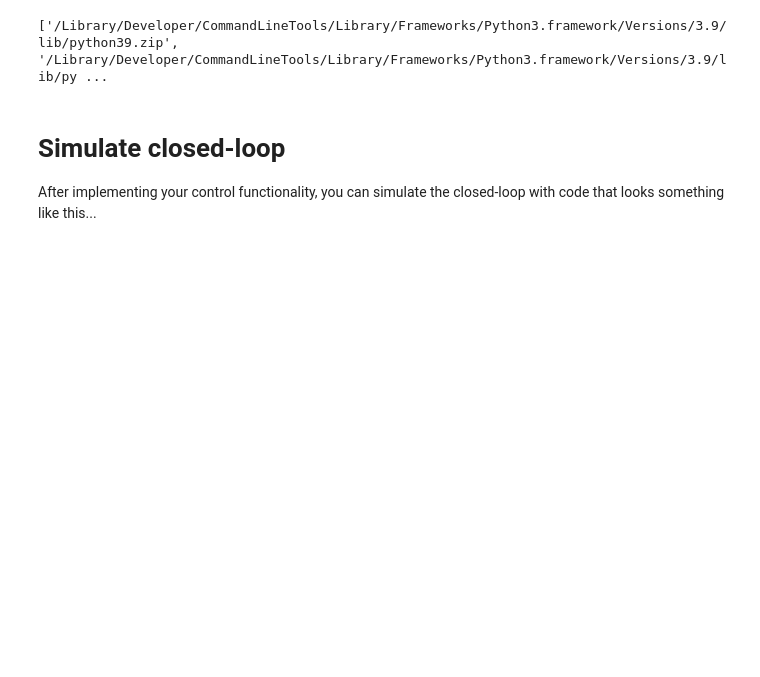
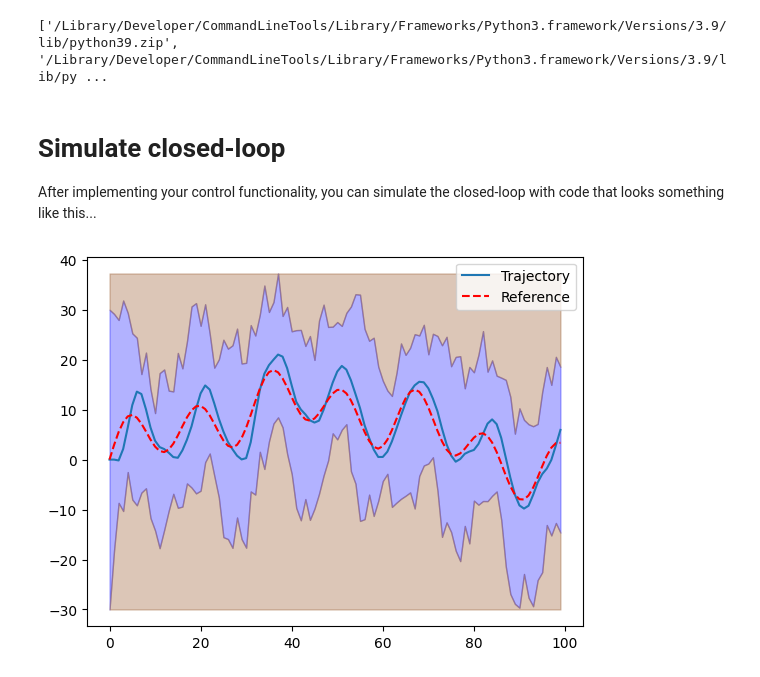
Before and after one commit to jumenberger/b1-coding-practical-mt24, a Jupyter notebook: notebooks/demo.ipynb, the cells around one changed output. Saved outputs shown, nothing was run; the diff lists cells and outputs as text; code cells hidden in the pictures; blank space fills up the shorter version.

```diff
--- a/notebooks/demo.ipynb
+++ b/notebooks/demo.ipynb
@@ -11,11 +11,21 @@ print(sys.path)
 After implementing your control functionality, you can simulate the closed-loop with code that looks something like this...
 # %%
 # Import relevant modules
+import sys
+sys.path.append('/Users/laurensockett/Documents/B1 Scientific Coding/b1-coding-practical-mt26')
+from uuv_mission.dynamic import Submarine, ClosedLoop, Trajectory, Mission
+from uuv_mission.control import PDController as controller
+
 
 sub = Submarine()
 # Instantiate your controller (depending on your implementation)
-closed_loop = ClosedLoop(sub, controller)
-mission = Mission.from_csv("path/to/file") # You must implement this method in the Mission class
+closed_loop = ClosedLoop(sub, controller())
+mission = Mission.from_csv("/Users/laurensockett/Documents/B1 Scientific Coding/b1-coding-practical-mt26/data/mission.csv") # You must implement this method in the Mission class
 
+# closed_loop.getdepth()
+
+#
 trajectory = closed_loop.simulate_with_random_disturbances(mission)
 trajectory.plot_completed_mission(mission)
+# %% [output]
+[figure, added]
```
